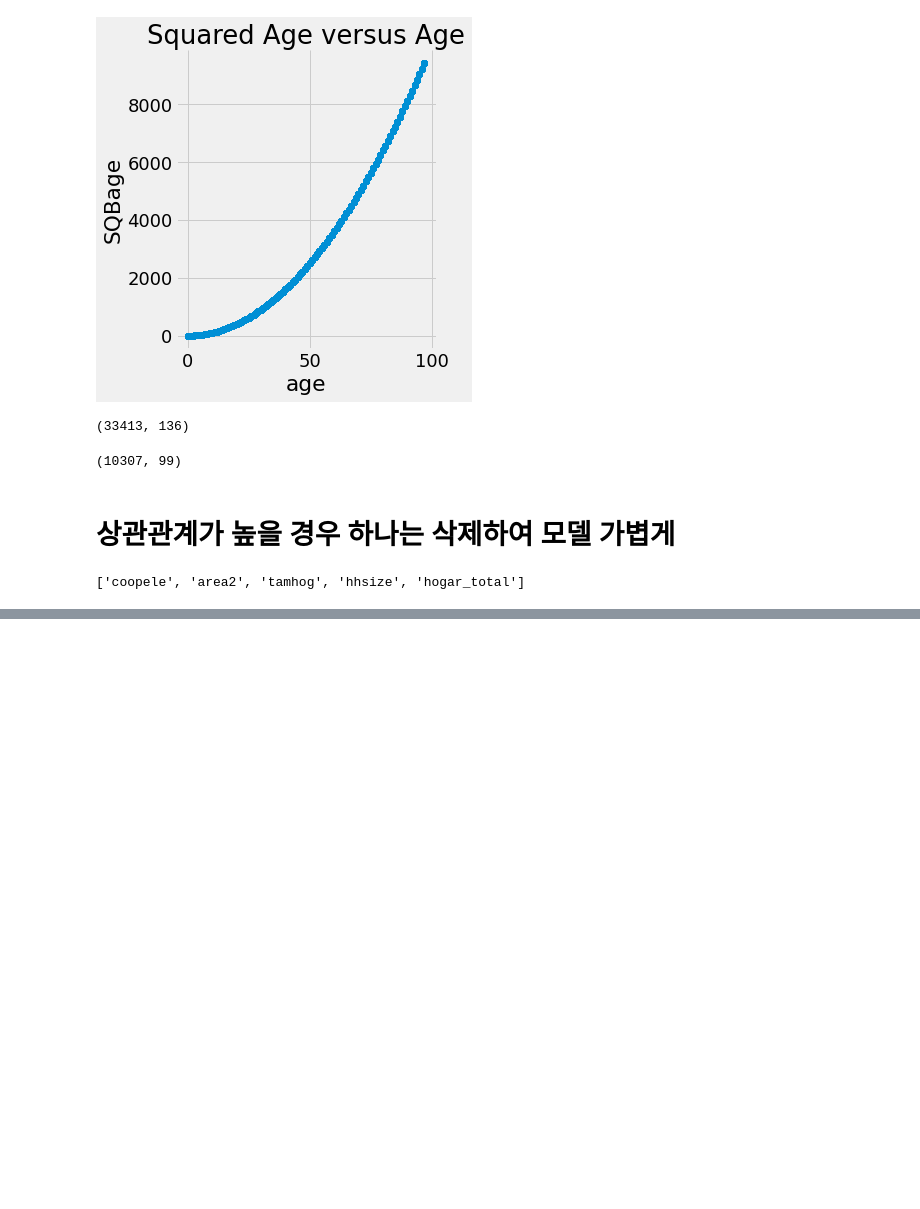
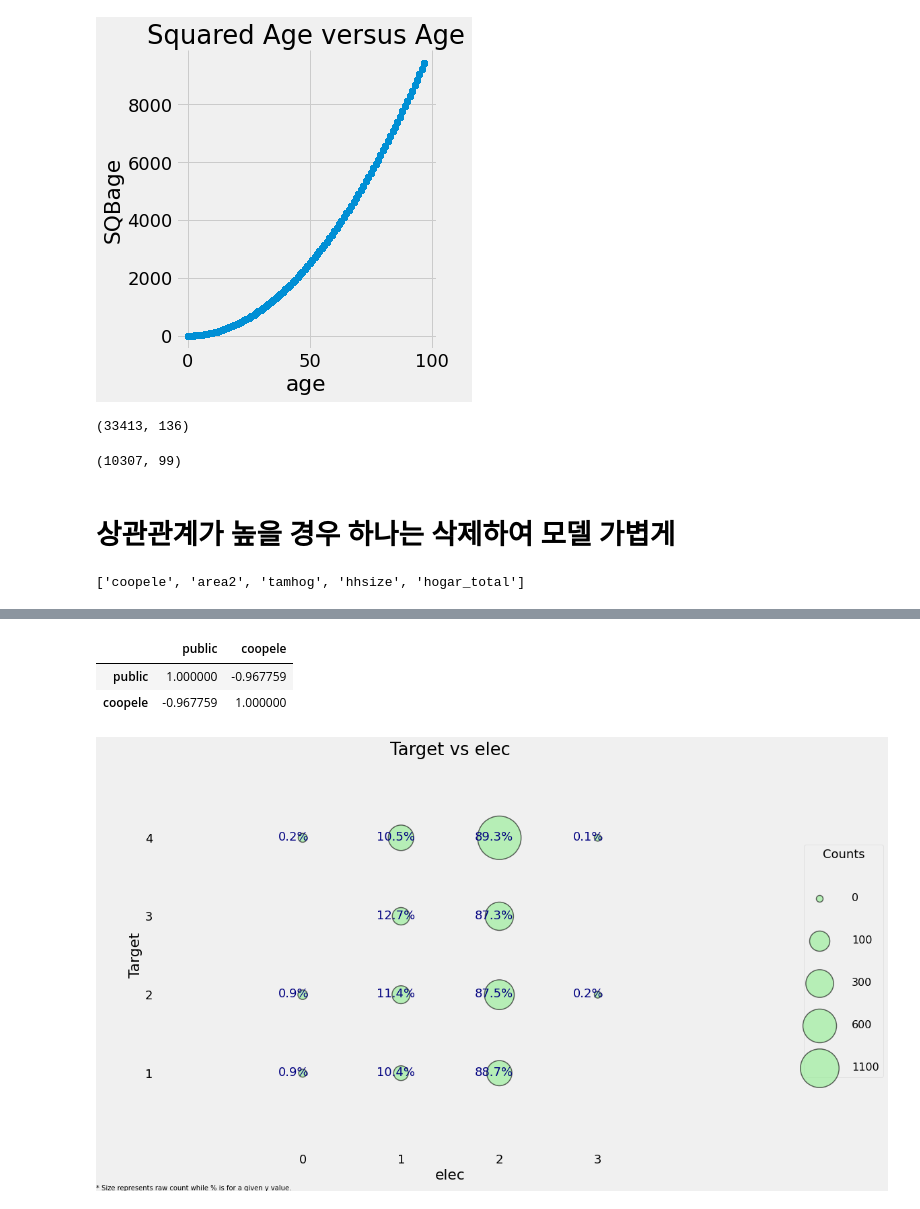
Before and after one commit to sejongpyo/Studies, a Jupyter notebook: multi_tabular/01_poverty.ipynb, the cells around one changed output, grey strips where cells are left out. Saved outputs shown, nothing was run; the diff lists cells and outputs as text; code cells hidden in the pictures; blank space fills up the shorter version.

```diff
--- a/multi_tabular/01_poverty.ipynb
+++ b/multi_tabular/01_poverty.ipynb
@@ -457,0 +470,29 @@ corr_matrix
+# %%
+corr_matrix.loc[corr_matrix['coopele'].abs() > 0.9, corr_matrix['coopele'].abs() > 0.9]
+# %% [output]
+|  | public | coopele |
+| public | 1.000000 | -0.967759 |
+| coopele | -0.967759 | 1.000000 |
+# %%
+elec = []
+
+for i, row in heads.iterrows():
+    if row['noelec'] == 1:
+        elec.append(0)
+    elif row['coopele'] == 1:
+        elec.append(1)
+    elif row['public'] == 1:
+        elec.append(2)
+    elif row['planpri'] == 1:
+        elec.append(3)
+    else:
+        elec.append(np.nan)
+
+heads['elec'] = elec
+heads['elec-missing'] = heads['elec'].isnull()
+
+heads = heads.drop(columns = ['noelec', 'coopele', 'public', 'planpri'])
+# %%
+plot_categoricals('elec', 'Target', heads)
+# %% [output]
+[figure, added]
```
Also changed, not shown: parts of 85 cells of this notebook.
